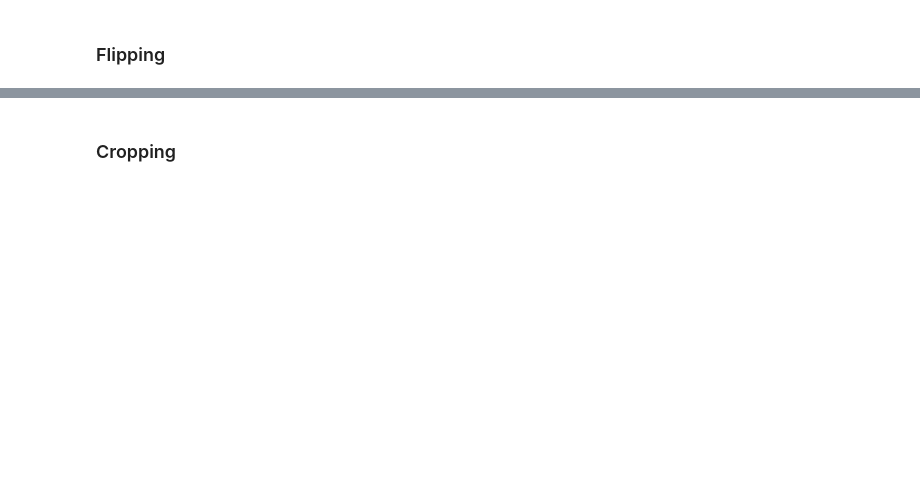
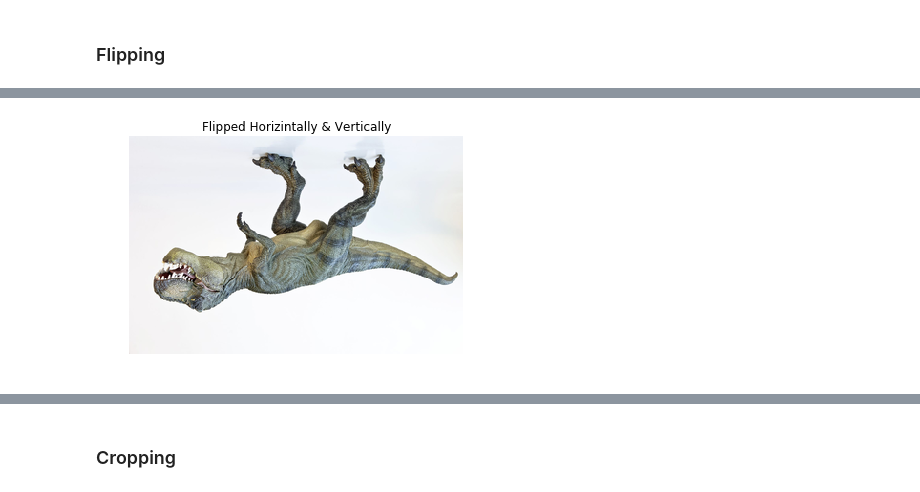
Before and after one commit to franksalas/OpenCV_Python_Tutorial, a Jupyter notebook: practical_python_and_OpenCV/Chapter_6_Image_Processing.ipynb, the cells around one changed output, grey strips where cells are left out. Cells and saved outputs as stored; diff of their text form; code cells hidden in the pictures; blank space fills up the shorter version.

```diff
--- a/practical_python_and_OpenCV/Chapter_6_Image_Processing.ipynb
+++ b/practical_python_and_OpenCV/Chapter_6_Image_Processing.ipynb
@@ -146,12 +168,14 @@ plt.show()
 # %%
 img = cv2.imread('images/trex.png')
 img = cv2.cvtColor(img, cv2.COLOR_BGR2RGB)
 
 flipped_HV = cv2.flip(img,-1)
-plt.imshow(flipped)
+plt.imshow(flipped_HV)
 plt.title("Flipped Horizintally & Vertically")
 plt.axis("off")
 plt.show()
+# %% [output]
+[figure, added]
 # %%
 plt.figure(figsize=(10,10))
 
```
Also changed, not shown: parts of 18 cells of this notebook, 6 other files.
